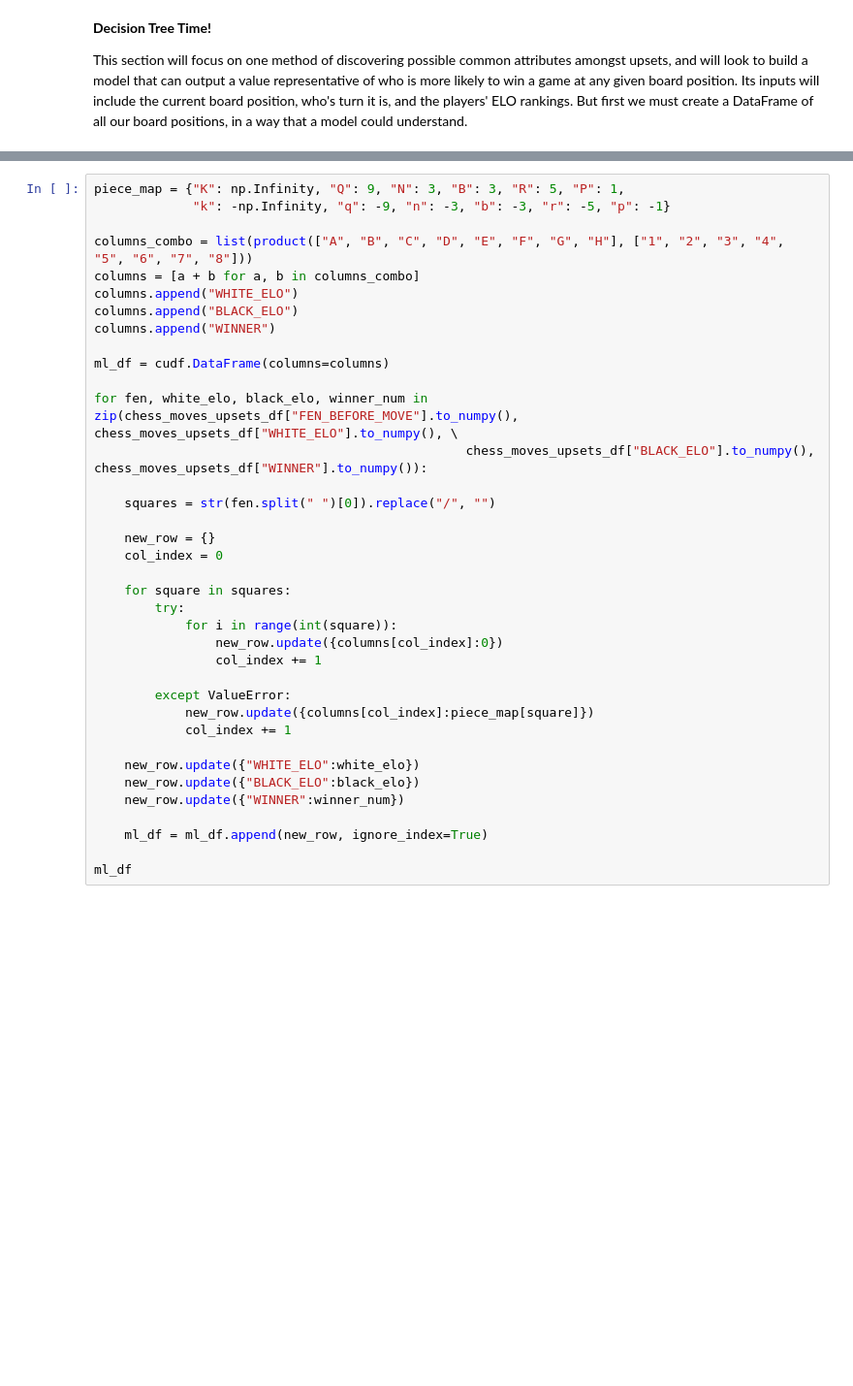
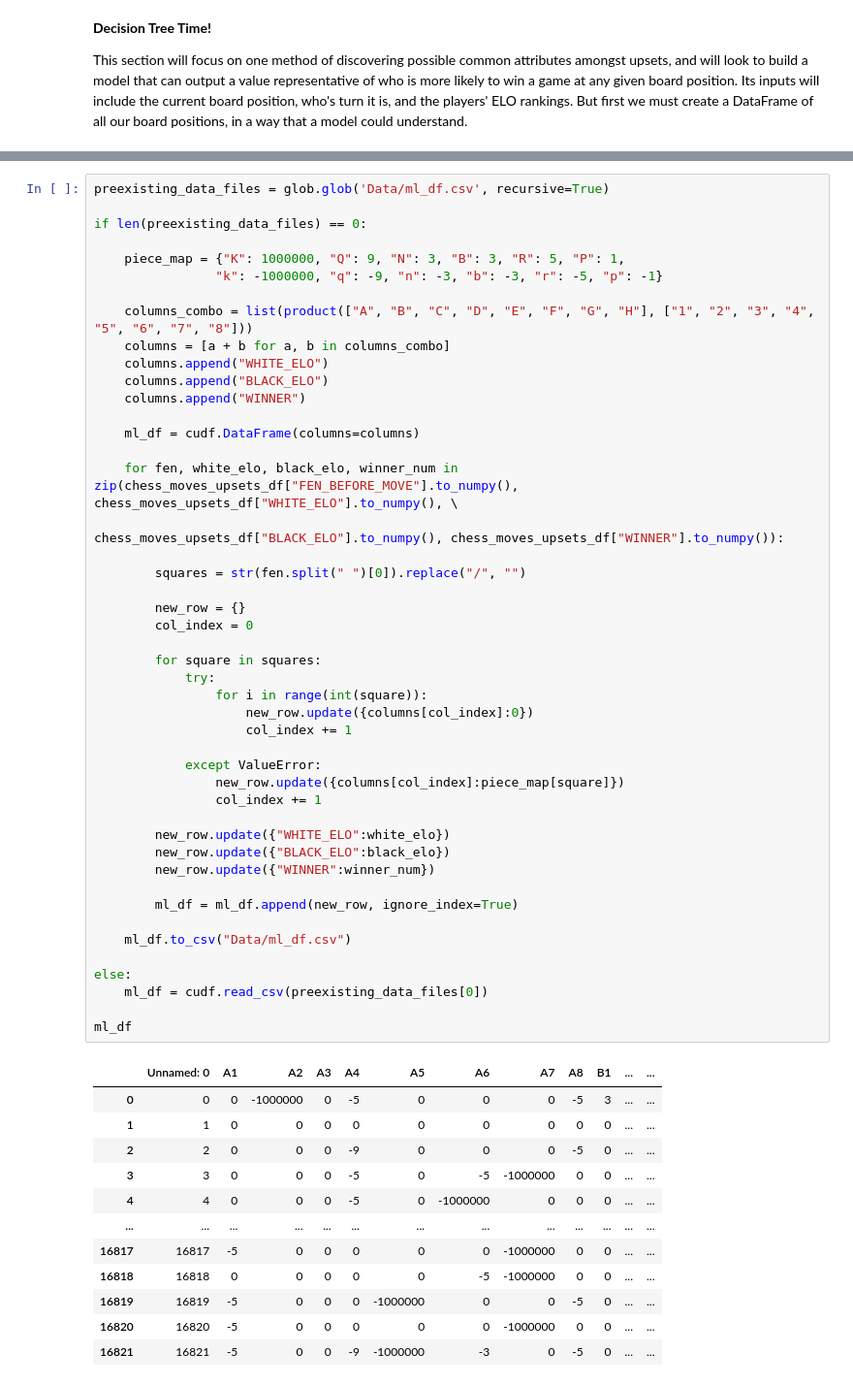
Before and after one commit to camandrewz/CMSC320-ChessDataScience, a Jupyter notebook: chess_idea.ipynb, the cells around one changed output, grey strips where cells are left out. Shown at 97% size. Cells and saved outputs as stored; diff of their text form; blank space fills up the shorter version.

```diff
--- a/chess_idea.ipynb
+++ b/chess_idea.ipynb
@@ -334,37 +358,59 @@ chess_moves_upsets_df
 # %%
-piece_map = {"K": np.Infinity, "Q": 9, "N": 3, "B": 3, "R": 5, "P": 1,
-             "k": -np.Infinity, "q": -9, "n": -3, "b": -3, "r": -5, "p": -1}
+preexisting_data_files = glob.glob('Data/ml_df.csv', recursive=True)
 
-columns_combo = list(product(["A", "B", "C", "D", "E", "F", "G", "H"], ["1", "2", "3", "4", "5", "6", "7", "8"]))
-columns = [a + b for a, b in columns_combo]
-columns.append("WHITE_ELO")
-columns.append("BLACK_ELO")
-columns.append("WINNER")
+if len(preexisting_data_files) == 0:
 
-ml_df = cudf.DataFrame(columns=columns)
+    piece_map = {"K": 1000000, "Q": 9, "N": 3, "B": 3, "R": 5, "P": 1,
+                "k": -1000000, "q": -9, "n": -3, "b": -3, "r": -5, "p": -1}
 
-for fen, white_elo, black_elo, winner_num in zip(chess_moves_upsets_df["FEN_BEFORE_MOVE"].to_numpy(), chess_moves_upsets_df["WHITE_ELO"].to_numpy(), \
-                                                 chess_moves_upsets_df["BLACK_ELO"].to_numpy(), chess_moves_upsets_df["WINNER"].to_numpy()):
+    columns_combo = list(product(["A", "B", "C", "D", "E", "F", "G", "H"], ["1", "2", "3", "4", "5", "6", "7", "8"]))
+    columns = [a + b for a, b in columns_combo]
+    columns.append("WHITE_ELO")
+    columns.append("BLACK_ELO")
+    columns.append("WINNER")
 
-    squares = str(fen.split(" ")[0]).replace("/", "")
+    ml_df = cudf.DataFrame(columns=columns)
 
-    new_row = {}
-    col_index = 0
+    for fen, white_elo, black_elo, winner_num in zip(chess_moves_upsets_df["FEN_BEFORE_MOVE"].to_numpy(), chess_moves_upsets_df["WHITE_ELO"].to_numpy(), \
+                                                    chess_moves_upsets_df["BLACK_ELO"].to_numpy(), chess_moves_upsets_df["WINNER"].to_numpy()):
 
-    for square in squares:
-        try:
-            for i in range(int(square)):
-                new_row.update({columns[col_index]:0})
+        squares = str(fen.split(" ")[0]).replace("/", "")
+
+        new_row = {}
+        col_index = 0
+
+        for square in squares:
+            try:
+                for i in range(int(square)):
+                    new_row.update({columns[col_index]:0})
+                    col_index += 1
+
+            except ValueError:
+                new_row.update({columns[col_index]:piece_map[square]})
                 col_index += 1
 
-        except ValueError:
-            new_row.update({columns[col_index]:piece_map[square]})
-            col_index += 1
+        new_row.update({"WHITE_ELO":white_elo})
+        new_row.update({"BLACK_ELO":black_elo})
+        new_row.update({"WINNER":winner_num})
 
-    new_row.update({"WHITE_ELO":white_elo})
-    new_row.update({"BLACK_ELO":black_elo})
-    new_row.update({"WINNER":winner_num})
+        ml_df = ml_df.append(new_row, ignore_index=True)
 
-    ml_df = ml_df.append(new_row, ignore_index=True)
+    ml_df.to_csv("Data/ml_df.csv")
+
+else:
+    ml_df = cudf.read_csv(preexisting_data_files[0])
 
 ml_df
+# %% [output]
+|  | Unnamed: 0 | A1 | A2 | A3 | A4 | A5 | A6 | A7 | A8 | B1 | ... | ... |
+| 0 | 0 | 0 | -1000000 | 0 | -5 | 0 | 0 | 0 | -5 | 3 | ... | ... |
+| 1 | 1 | 0 | 0 | 0 | 0 | 0 | 0 | 0 | 0 | 0 | ... | ... |
+| 2 | 2 | 0 | 0 | 0 | -9 | 0 | 0 | 0 | -5 | 0 | ... | ... |
+| 3 | 3 | 0 | 0 | 0 | -5 | 0 | -5 | -1000000 | 0 | 0 | ... | ... |
+| 4 | 4 | 0 | 0 | 0 | -5 | 0 | -1000000 | 0 | 0 | 0 | ... | ... |
+| ... | ... | ... | ... | ... | ... | ... | ... | ... | ... | ... | ... | ... |
+| 16817 | 16817 | -5 | 0 | 0 | 0 | 0 | 0 | -1000000 | 0 | 0 | ... | ... |
+| 16818 | 16818 | 0 | 0 | 0 | 0 | 0 | -5 | -1000000 | 0 | 0 | ... | ... |
+| 16819 | 16819 | -5 | 0 | 0 | 0 | -1000000 | 0 | 0 | -5 | 0 | ... | ... |
+| 16820 | 16820 | -5 | 0 | 0 | 0 | 0 | 0 | -1000000 | 0 | 0 | ... | ... |
+| 16821 | 16821 | -5 | 0 | 0 | -9 | -1000000 | -3 | 0 | -5 | 0 | ... | ... |
```
Also changed, not shown: parts of 7 cells of this notebook, 2 other files.
